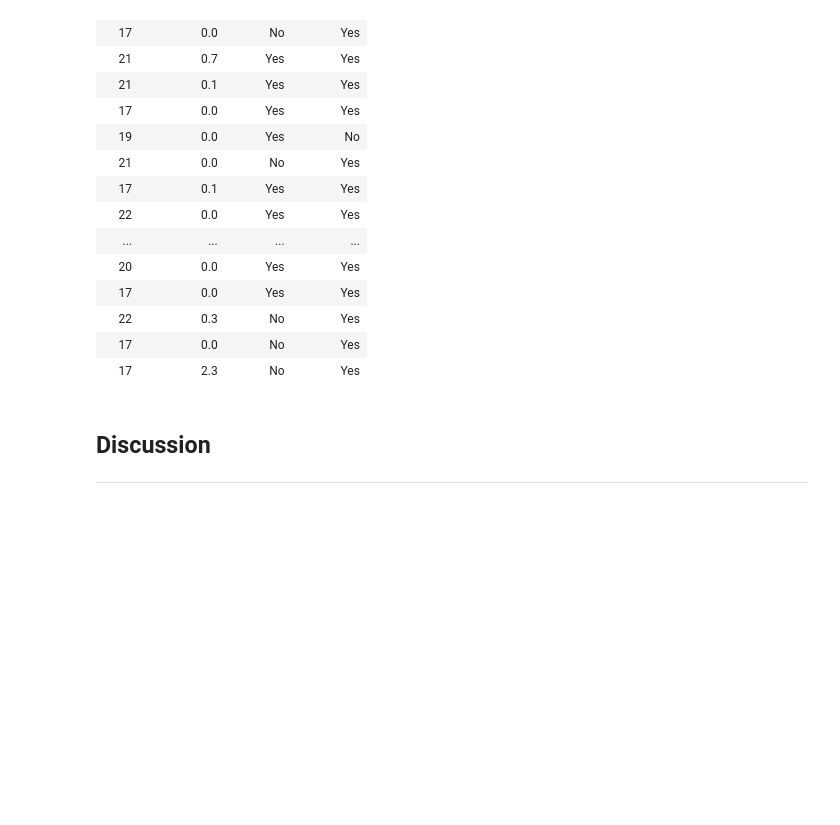
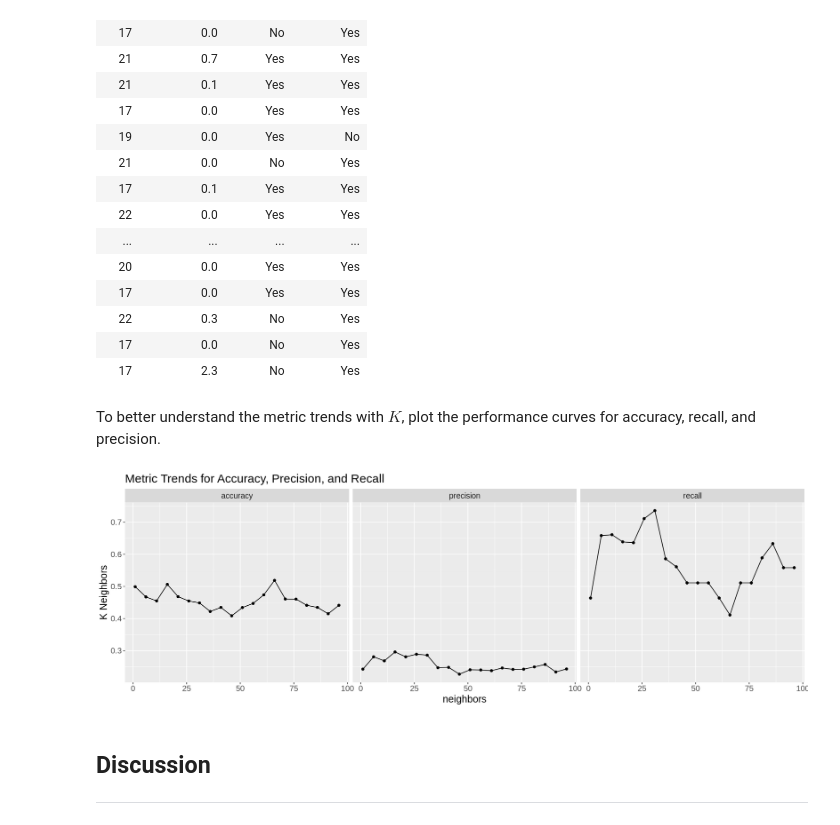
Before and after one commit to evansun06/Player-Prediction-Modelling, a Jupyter notebook: Final_Report.ipynb, the cells around one changed output. Cells and saved outputs as stored; diff of their text form; code cells hidden in the pictures; blank space fills up the shorter version.

```diff
--- a/Final_Report.ipynb
+++ b/Final_Report.ipynb
@@ -243,6 +260,21 @@ A tibble: 194 × 4
 | 22 | 0.3 | No | Yes |
 | 17 | 0.0 | No | Yes |
 | 17 | 2.3 | No | Yes |
+# %% [markdown]
+To better understand the metric trends with $K$, plot the performance curves for accuracy, recall, and precision.
+# %%
+options(repr.plot.width = 15, repr.plot.height = 5)
+metric_trends <- knn_results|>
+    ggplot(aes(x = neighbors, y = mean)) +
+    geom_point() +
+    geom_line() +
+    facet_wrap(facets = vars(.metric)) +
+    ylab("K Neighbors") +
+    ggtitle("Metric Trends for Accuracy, Precision, and Recall") +
+    theme(text = element_text(size = 15))
+metric_trends
+# %% [output]
+[figure, added]
 # %% [markdown]
 ## Discussion
 ---
```
Also changed, not shown: parts of 4 cells of this notebook.
